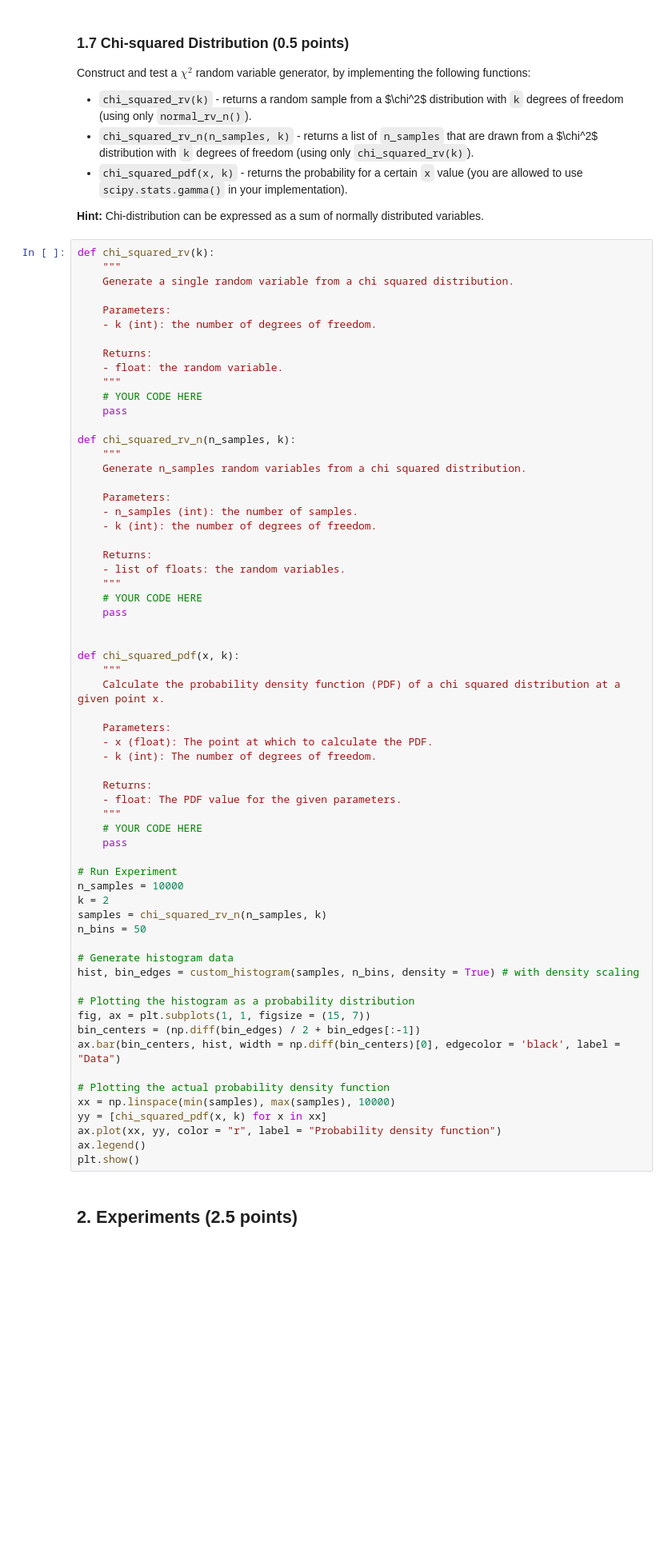
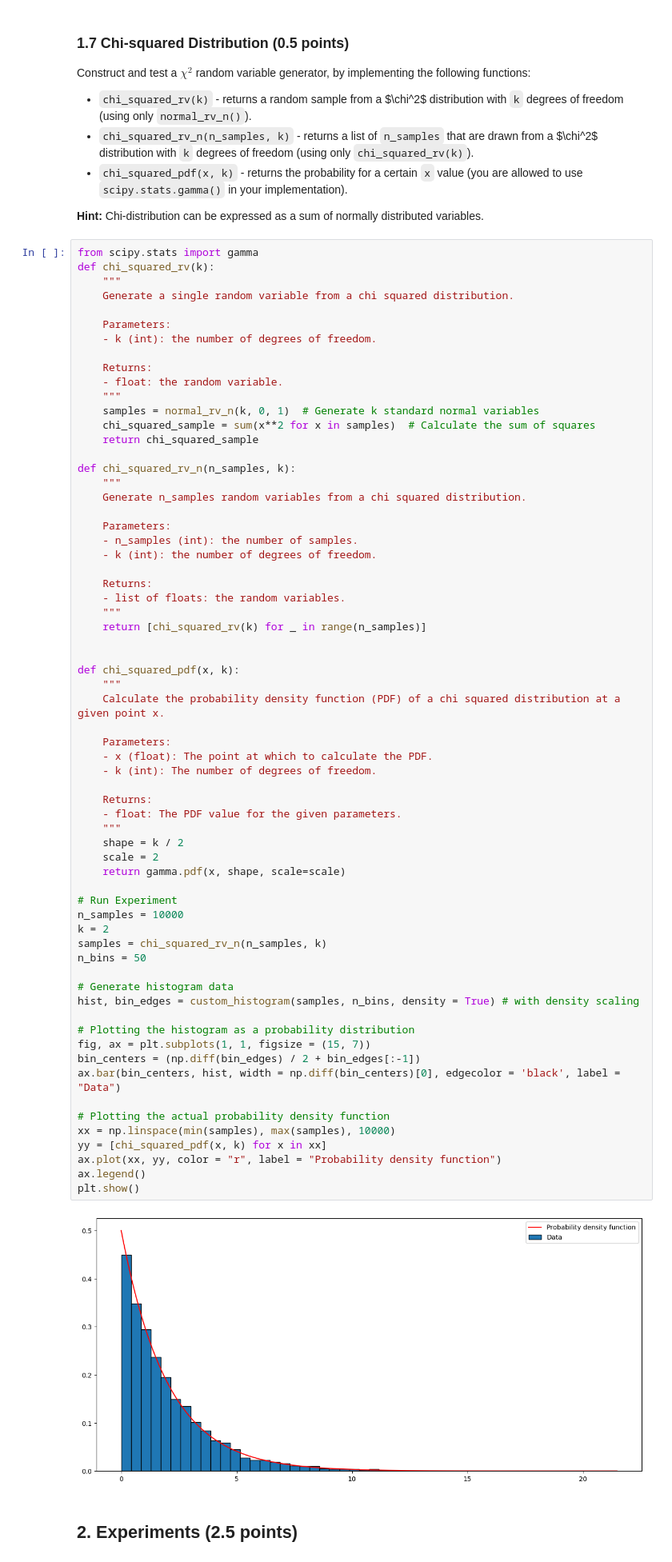
Before and after one commit to FilippMolnar/simulation-based-approximation, a Jupyter notebook: assignment.ipynb, the cells around one changed output. Shown at 80% size. Drawn from its saved outputs; the diff is of its cells as text; blank space fills up the shorter version.

```diff
--- a/assignment.ipynb
+++ b/assignment.ipynb
@@ -558,6 +569,7 @@ Construct and test a $\chi^2$ random variable generator, by implementing the fol
 
 **Hint:** Chi-distribution can be expressed as a sum of normally distributed variables.
 # %%
+from scipy.stats import gamma
 def chi_squared_rv(k):
     """
     Generate a single random variable from a chi squared distribution.
@@ -568,8 +580,9 @@ def chi_squared_rv(k):
     Returns:
     - float: the random variable.
     """
-    # YOUR CODE HERE
-    pass
+    samples = normal_rv_n(k, 0, 1)  # Generate k standard normal variables
+    chi_squared_sample = sum(x**2 for x in samples)  # Calculate the sum of squares
+    return chi_squared_sample
 
 def chi_squared_rv_n(n_samples, k):
     """
@@ -582,8 +595,7 @@ def chi_squared_rv_n(n_samples, k):
     Returns:
     - list of floats: the random variables.
     """
-    # YOUR CODE HERE
-    pass
+    return [chi_squared_rv(k) for _ in range(n_samples)]
 
 
 def chi_squared_pdf(x, k):
@@ -591,35 +603,38 @@ def chi_squared_pdf(x, k):
     Calculate the probability density function (PDF) of a chi squared distribution at a given point x.
 
     Parameters:
     - x (float): The point at which to calculate the PDF.
     - k (int): The number of degrees of freedom.
 
     Returns:
     - float: The PDF value for the given parameters.
     """
-    # YOUR CODE HERE
-    pass
+    shape = k / 2
+    scale = 2
+    return gamma.pdf(x, shape, scale=scale)
 
 # Run Experiment
 n_samples = 10000
 k = 2
 samples = chi_squared_rv_n(n_samples, k)
 n_bins = 50
 
 # Generate histogram data
 hist, bin_edges = custom_histogram(samples, n_bins, density = True) # with density scaling
 
 # Plotting the histogram as a probability distribution
 fig, ax = plt.subplots(1, 1, figsize = (15, 7))
 bin_centers = (np.diff(bin_edges) / 2 + bin_edges[:-1])
 ax.bar(bin_centers, hist, width = np.diff(bin_centers)[0], edgecolor = 'black', label = "Data")
 
 # Plotting the actual probability density function
 xx = np.linspace(min(samples), max(samples), 10000)
 yy = [chi_squared_pdf(x, k) for x in xx]
 ax.plot(xx, yy, color = "r", label = "Probability density function")
 ax.legend()
 plt.show()
+# %% [output]
+[figure, added]
 # %% [markdown]
 ## 2. Experiments (2.5 points)
 # %% [markdown]
```
Also changed, not shown: parts of 9 cells of this notebook.
